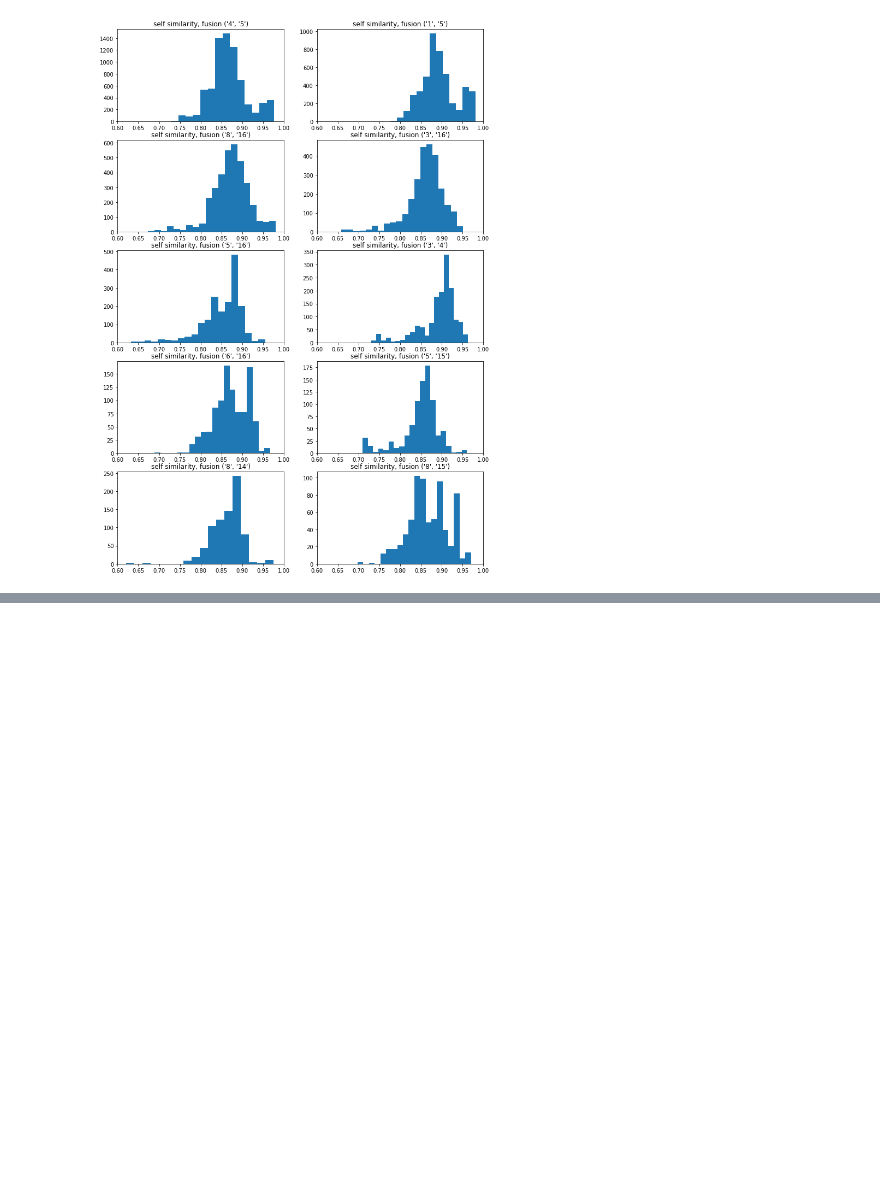
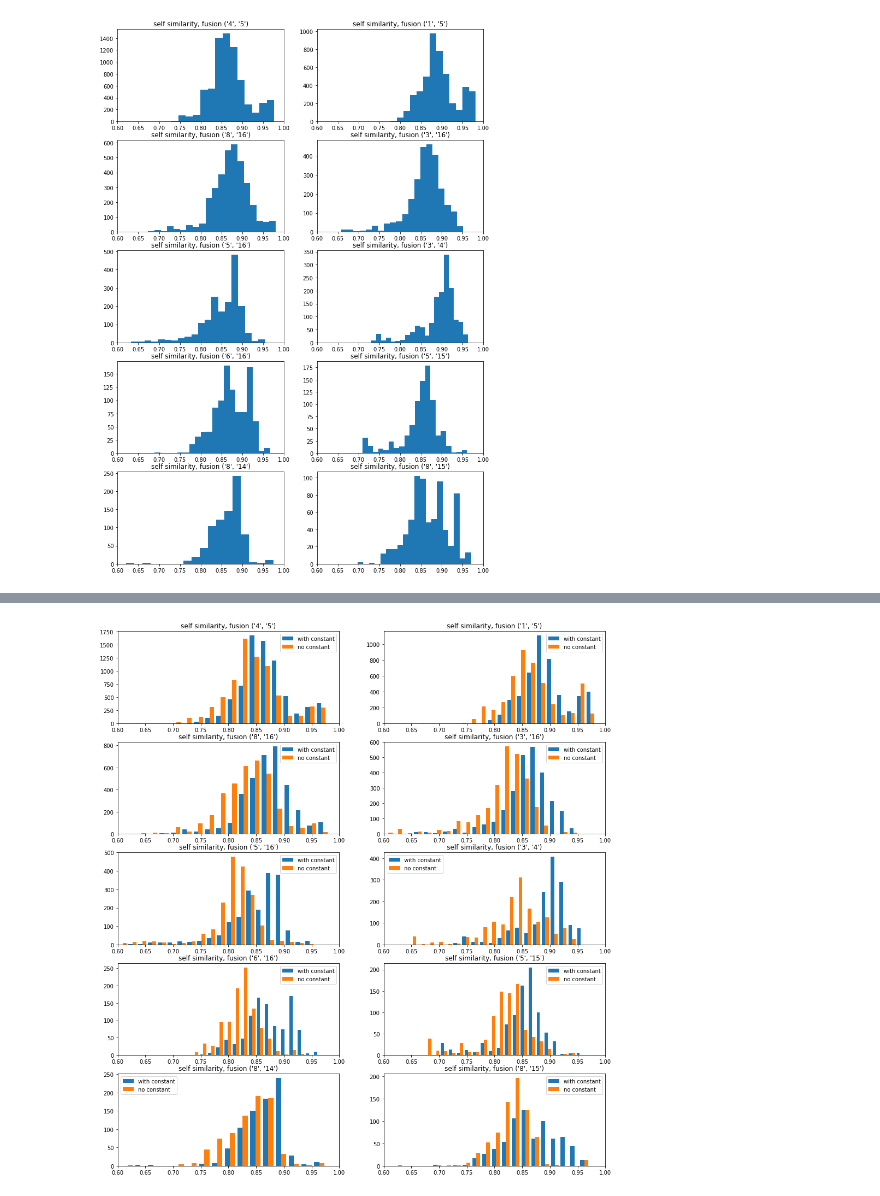
Before and after one commit to greglandrum/rdkit_blog, a Jupyter notebook: notebooks/Additive fingerprints.ipynb, the cells around one changed output, grey strips where cells are left out. Cells and saved outputs as stored; diff of their text form; code cells hidden in the pictures; blank space fills up the shorter version.

```diff
--- a/notebooks/Additive fingerprints.ipynb
+++ b/notebooks/Additive fingerprints.ipynb
@@ -382,6 +384,0 @@ Further ToDos:
-# %%
-fp1 = fpgen.GetFingerprint(Chem.MolFromSmiles('c1ccccc1'))
-fp2 = fpgen.GetFingerprint(Chem.MolFromSmiles('c1ccccc1.C1CCCC1'))
-
-#DataStructs.CosineSimilarity(fp1,fp2),DataStructs.TanimotoSimilarity(fp1,fp2),\
-DataStructs.TverskySimilarity(fp1,fp2,0.25,0.75),DataStructs.TverskySimilarity(fp2,fp1,0.15,0.85)
@@ -389,0 +463,12 @@ DataStructs.TverskySimilarity(fp1,fp2,0.25,0.75),DataStructs.TverskySimilarity(f
+# %%
+figsize(16,18)
+for i,btk in enumerate(noconstant_results.keys()):
+    subplot(5,2,i+1)
+    self_tanis,other_tanidiff1,other_tanidiff2 = results[btk]
+    self_tanis_2,other_tanidiff1_2,other_tanidiff2_2 = noconstant_results[btk]
+    hist([self_tanis,self_tanis_2],bins=20, label=['with constant','no constant']);
+    title(f"self similarity, fusion {btk}");
+    legend()
+    xlim((0.6,1.0))
+# %% [output]
+[figure, added]
```
Also changed, not shown: parts of 27 cells of this notebook.
